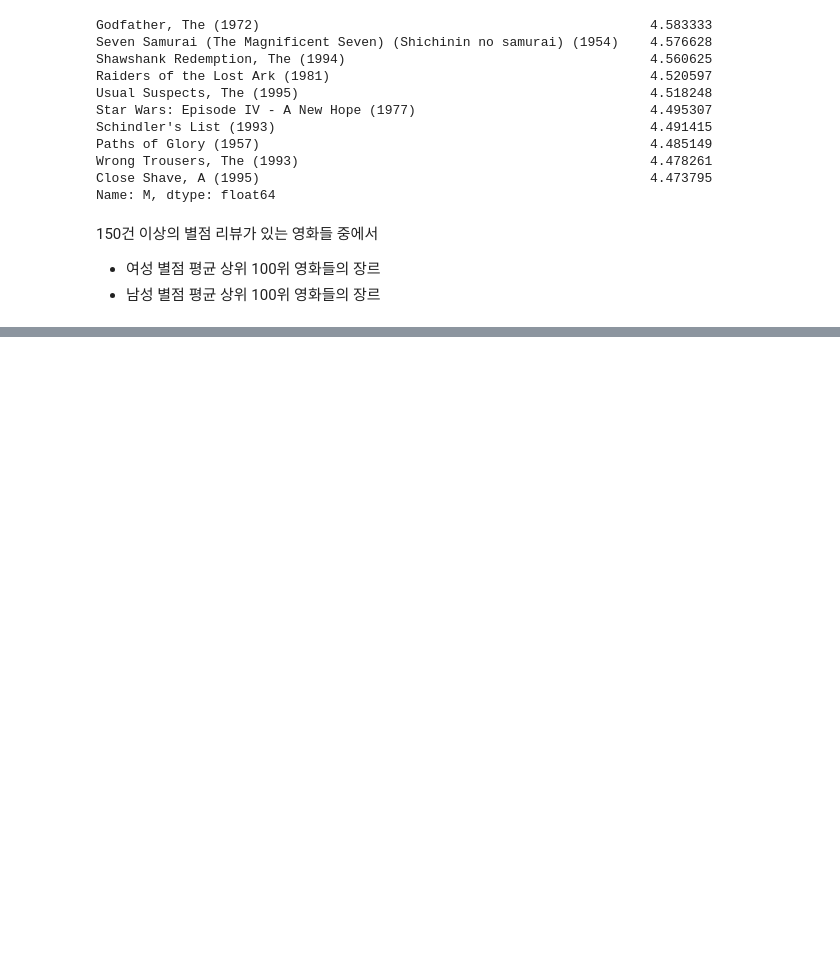
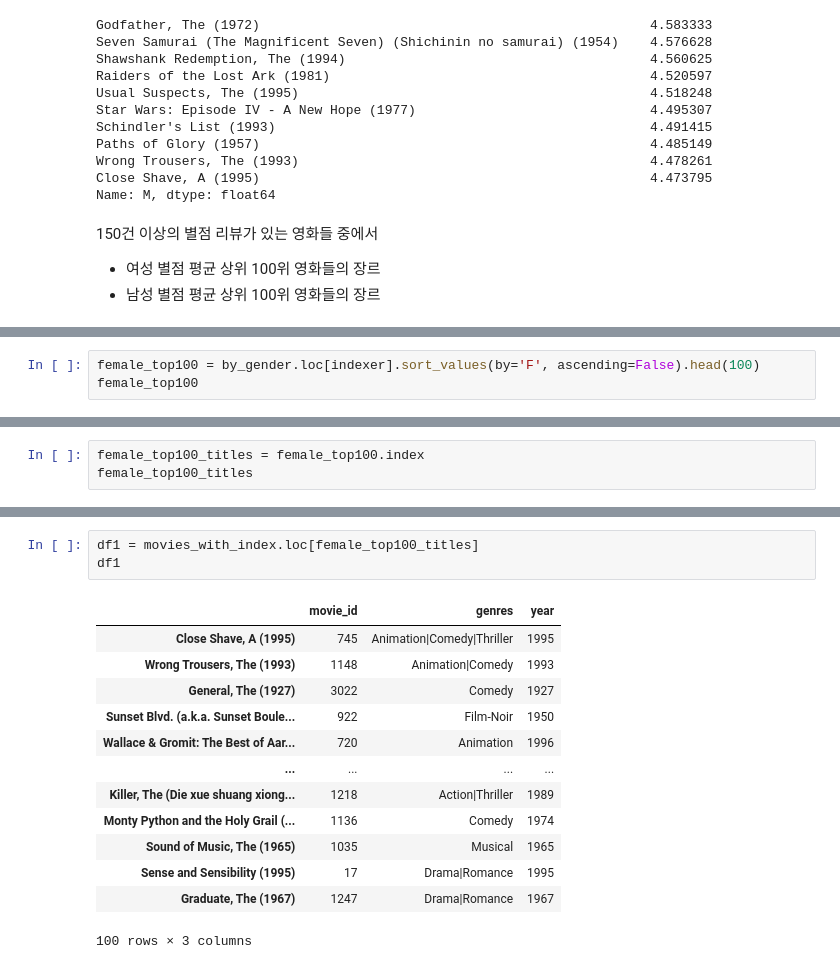
Before and after one commit to kiminhonawa/python, a Jupyter notebook: py20_movielens.ipynb, the cells around one changed output, grey strips where cells are left out. Drawn from its saved outputs; the diff is of its cells as text; blank space fills up the shorter version.

```diff
--- a/py20_movielens.ipynb
+++ b/py20_movielens.ipynb
@@ -828,0 +827,3 @@ by_gender.loc[indexer]
+# %%
+female_top100 = by_gender.loc[indexer].sort_values(by='F', ascending=False).head(100)
+female_top100
@@ -828,0 +844,3 @@ by_gender.loc[indexer]
+# %%
+female_top100_titles = female_top100.index
+female_top100_titles
@@ -828,0 +885,17 @@ by_gender.loc[indexer]
+# %%
+df1 = movies_with_index.loc[female_top100_titles]
+df1
+# %% [output]
+|  | movie_id | genres | year |
+| Close Shave, A (1995) | 745 | Animation|Comedy|Thriller | 1995 |
+| Wrong Trousers, The (1993) | 1148 | Animation|Comedy | 1993 |
+| General, The (1927) | 3022 | Comedy | 1927 |
+| Sunset Blvd. (a.k.a. Sunset Boule... | 922 | Film-Noir | 1950 |
+| Wallace & Gromit: The Best of Aar... | 720 | Animation | 1996 |
+| ... | ... | ... | ... |
+| Killer, The (Die xue shuang xiong... | 1218 | Action|Thriller | 1989 |
+| Monty Python and the Holy Grail (... | 1136 | Comedy | 1974 |
+| Sound of Music, The (1965) | 1035 | Musical | 1965 |
+| Sense and Sensibility (1995) | 17 | Drama|Romance | 1995 |
+| Graduate, The (1967) | 1247 | Drama|Romance | 1967 |
+100 rows × 3 columns
```
Also changed, not shown: parts of 20 cells of this notebook.
